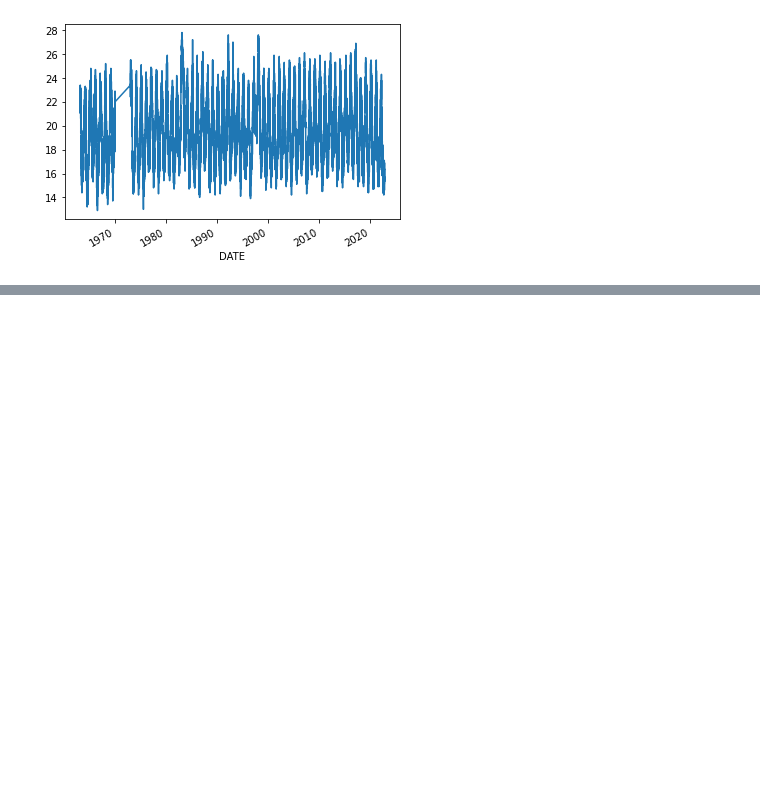
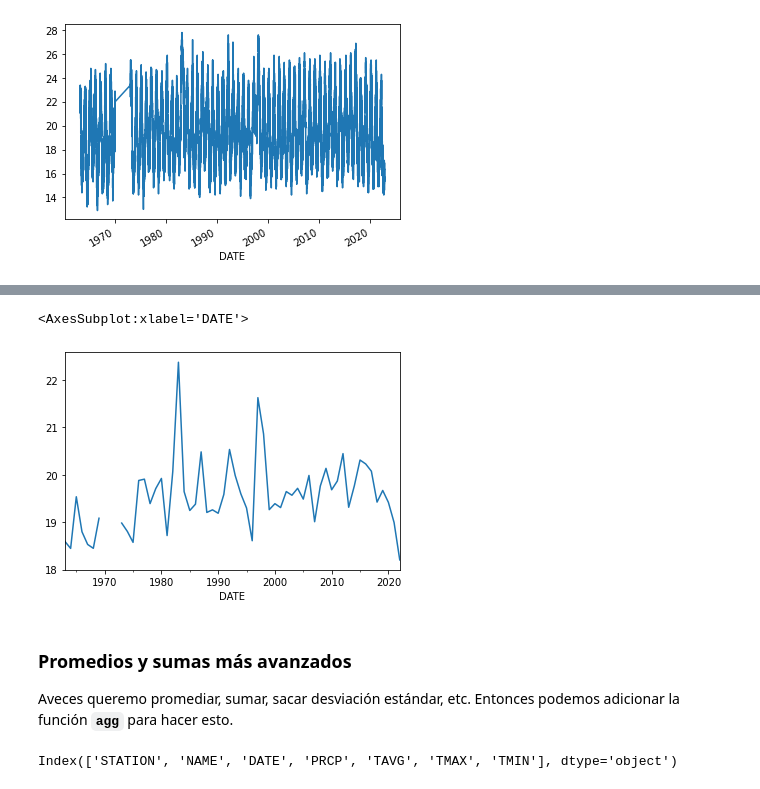
Before and after one commit to cryohydromettools/python_climatologia, a Jupyter notebook: book/dia3/02.Procesamiento_series_tiempo.ipynb, the cells around one changed output, grey strips where cells are left out. Cells and saved outputs as stored; diff of their text form; code cells hidden in the pictures; blank space fills up the shorter version.

```diff
--- a/book/dia3/02.Procesamiento_series_tiempo.ipynb
+++ b/book/dia3/02.Procesamiento_series_tiempo.ipynb
@@ -93,0 +151,3 @@ data['TAVG'].plot()
+# %%
+data_year = data.resample('1Y').mean()
+data_year.head()
@@ -93,0 +162,9 @@ data['TAVG'].plot()
+# %%
+data_year['TAVG'].plot()
+# %% [output]
+<AxesSubplot:xlabel='DATE'>
+[figure, added]
+# %% [markdown]
+### Promedios y sumas más avanzados
+
+Aveces queremo promediar, sumar, sacar desviación estándar, etc. Entonces podemos adicionar la función **`agg`** para hacer esto.
@@ -93,0 +174,5 @@ data['TAVG'].plot()
+# %%
+# La funcions `columns` no inprime el nombre de las columnas
+data.columns
+# %% [output]
+Index(['STATION', 'NAME', 'DATE', 'PRCP', 'TAVG', 'TMAX', 'TMIN'], dtype='object')
```
Also changed, not shown: parts of 18 cells of this notebook, 2 other files.
